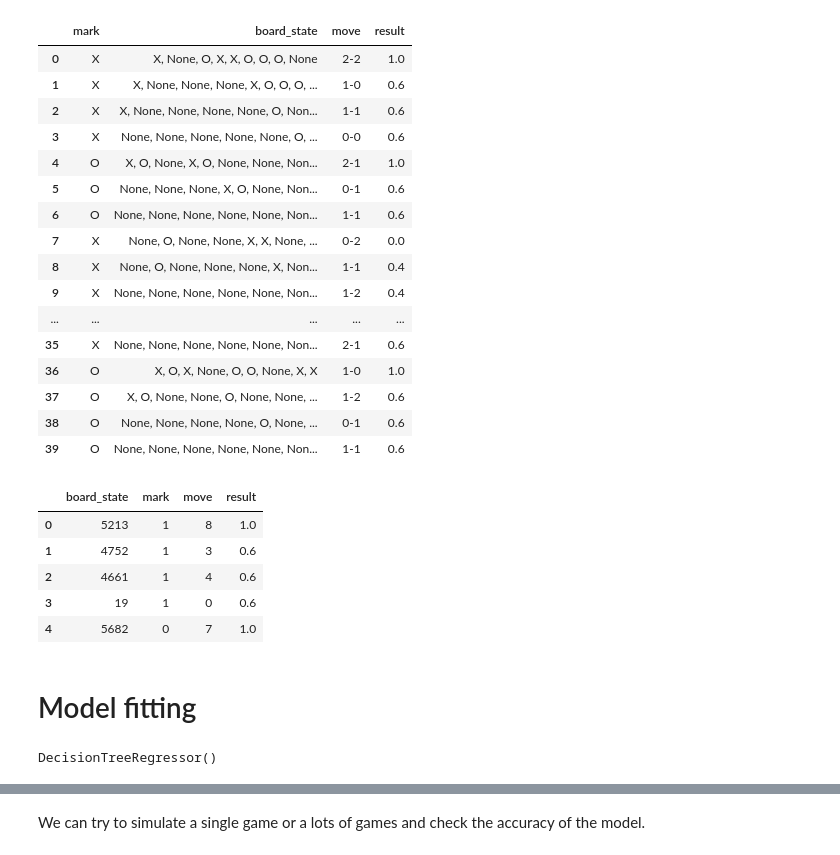
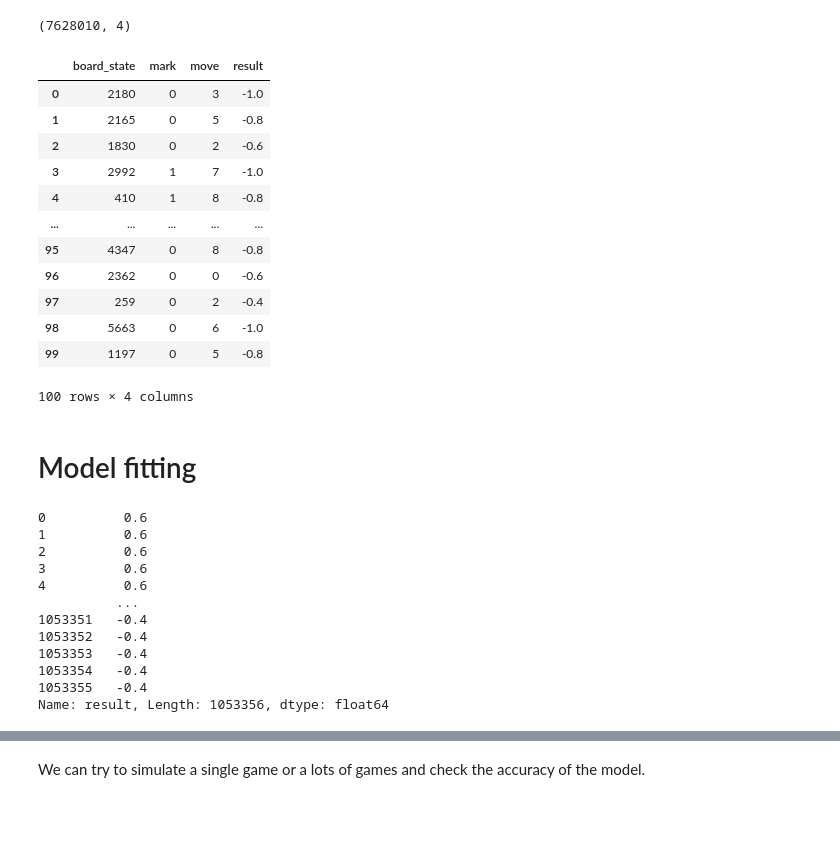
Before and after one commit to QuanTH02/tictactoe_3x3_ML, a Jupyter notebook: tic-tac-toe.ipynb, the cells around one changed output, grey strips where cells are left out. Saved outputs shown, nothing was run; the diff lists cells and outputs as text; code cells hidden in the pictures; blank space fills up the shorter version.

```diff
--- a/tic-tac-toe.ipynb
+++ b/tic-tac-toe.ipynb
@@ -180,25 +172,16 @@ N_GAMES = 100000
 games = playGame(N_GAMES)
 df = pd.DataFrame(games)
-# %%
-df.head(40)
-# %% [output]
-|  | mark | board_state | move | result |
-| 0 | X | X, None, O, X, X, O, O, O, None | 2-2 | 1.0 |
-| 1 | X | X, None, None, None, X, O, O, O, ... | 1-0 | 0.6 |
-| 2 | X | X, None, None, None, None, O, Non... | 1-1 | 0.6 |
-| 3 | X | None, None, None, None, None, O, ... | 0-0 | 0.6 |
-| 4 | O | X, O, None, X, O, None, None, Non... | 2-1 | 1.0 |
-| 5 | O | None, None, None, X, O, None, Non... | 0-1 | 0.6 |
-| 6 | O | None, None, None, None, None, Non... | 1-1 | 0.6 |
-| 7 | X | None, O, None, None, X, X, None, ... | 0-2 | 0.0 |
-| 8 | X | None, O, None, None, None, X, Non... | 1-1 | 0.4 |
-| 9 | X | None, None, None, None, None, Non... | 1-2 | 0.4 |
-| ... | ... | ... | ... | ... |
-| 35 | X | None, None, None, None, None, Non... | 2-1 | 0.6 |
-| 36 | O | X, O, X, None, O, O, None, X, X | 1-0 | 1.0 |
-| 37 | O | X, O, None, None, O, None, None, ... | 1-2 | 0.6 |
-| 38 | O | None, None, None, None, O, None, ... | 0-1 | 0.6 |
-| 39 | O | None, None, None, None, None, Non... | 1-1 | 0.6 |
+# %%
+import pickle
+import pandas as pd
+
+with open("endgame_data_2.pkl", "rb") as f:
+    data = pickle.load(f)
+df = pd.DataFrame(data)
+# %%
+df.shape
+# %% [output]
+(7628010, 4)
 # %%
 from sklearn.preprocessing import LabelEncoder
 
@@ -211,30 +194,38 @@ move_encoder = LabelEncoder()
 train['move'] = move_encoder.fit_transform(df['move'])
 train['result'] = df['result']
 # %%
-train.head()
+train.head(100)
 # %% [output]
 |  | board_state | mark | move | result |
-| 0 | 5213 | 1 | 8 | 1.0 |
-| 1 | 4752 | 1 | 3 | 0.6 |
-| 2 | 4661 | 1 | 4 | 0.6 |
-| 3 | 19 | 1 | 0 | 0.6 |
-| 4 | 5682 | 0 | 7 | 1.0 |
+| 0 | 2180 | 0 | 3 | -1.0 |
+| 1 | 2165 | 0 | 5 | -0.8 |
+| 2 | 1830 | 0 | 2 | -0.6 |
+| 3 | 2992 | 1 | 7 | -1.0 |
+| 4 | 410 | 1 | 8 | -0.8 |
+| ... | ... | ... | ... | ... |
+| 95 | 4347 | 0 | 8 | -0.8 |
+| 96 | 2362 | 0 | 0 | -0.6 |
+| 97 | 259 | 0 | 2 | -0.4 |
+| 98 | 5663 | 0 | 6 | -1.0 |
+| 99 | 1197 | 0 | 5 | -0.8 |
+100 rows × 4 columns
 # %% [markdown]
 # Model fitting
 # %%
 y = train['result']
 X = train.drop('result', axis=1)
-# %%
-from joblib import dump, load
-from sklearn.tree import DecisionTreeRegressor
-
-model = DecisionTreeRegressor()
-model.fit(X, y)
-
-# Lưu mô hình vào tệp
-dump(model, 'model_game_data.joblib')
-
-# Để tải lại mô hình
-loaded_model = load('model_game_data.joblib')
-# %% [output]
-DecisionTreeRegressor()
+# %%
+print(y)
+# %% [output]
+0          0.6
+1          0.6
+2          0.6
+3          0.6
+4          0.6
+          ...
+1053351   -0.4
+1053352   -0.4
+1053353   -0.4
+1053354   -0.4
+1053355   -0.4
+Name: result, Length: 1053356, dtype: float64
```
Also changed, not shown: parts of 11 cells of this notebook, 2 other files.
